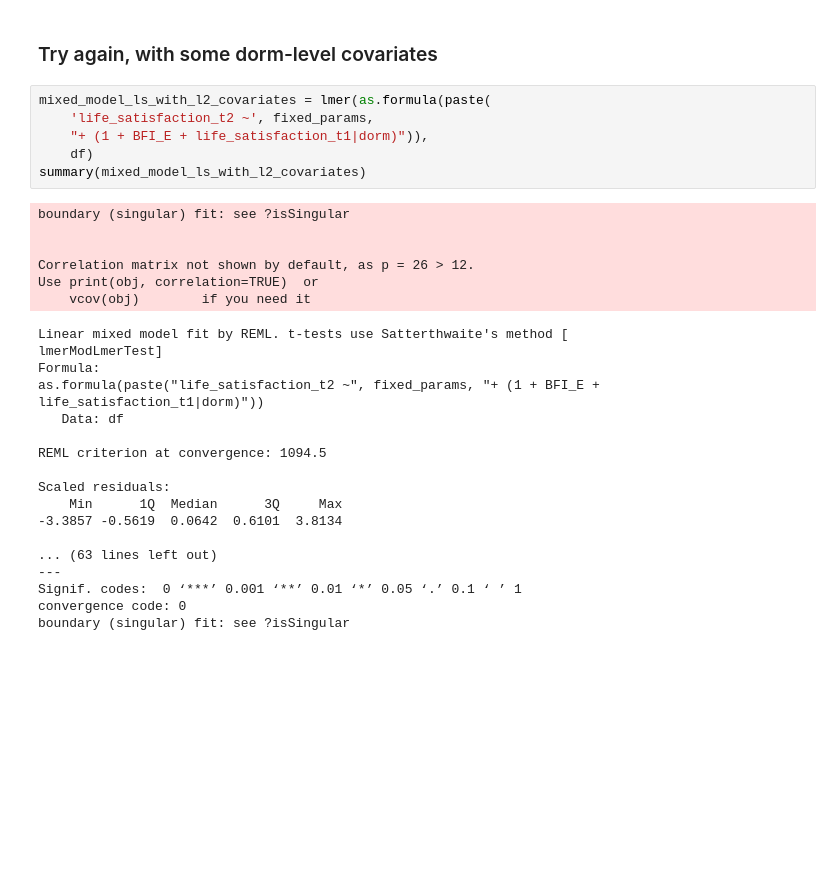
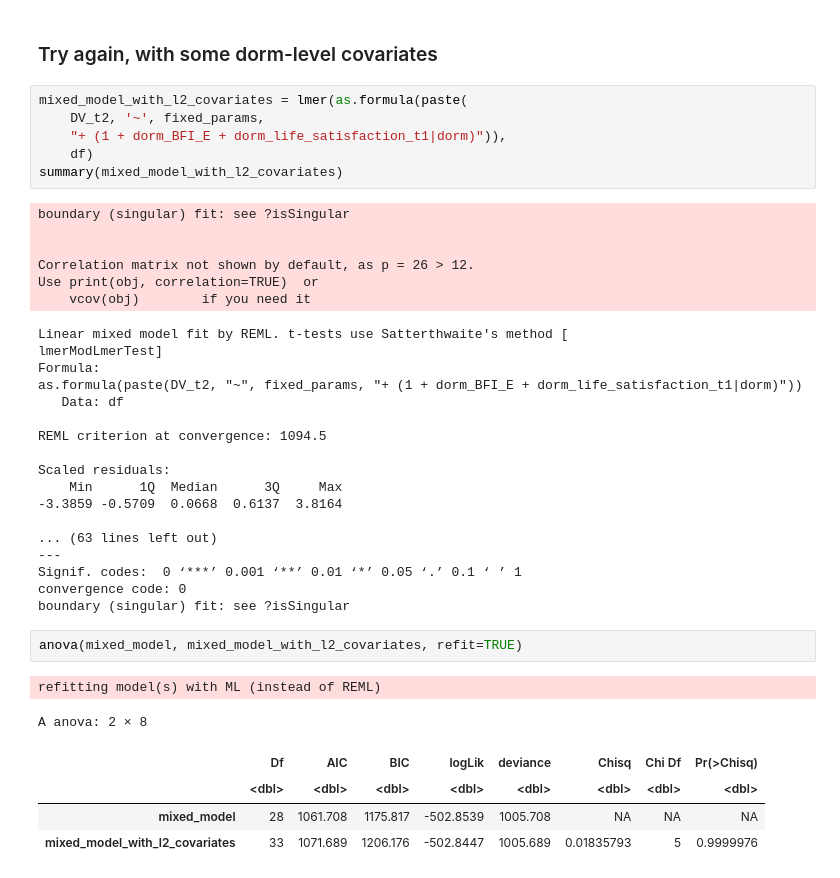
Before and after one commit to snlstanford/Communities-Project, a Jupyter notebook: analysis/2019/Analysis - R - does your dorm matter? (2019).ipynb, the cells around one changed output. Cells and saved outputs as stored; diff of their text form; blank space fills up the shorter version.

```diff
--- a/analysis/2019/Analysis - R - does your dorm matter? (2019).ipynb
+++ b/analysis/2019/Analysis - R - does your dorm matter? (2019).ipynb
@@ -507,11 +376,11 @@ boundary (singular) fit: see ?isSingular
 # %% [markdown]
 ### Try again, with some dorm-level covariates
 # %%
-mixed_model_ls_with_l2_covariates = lmer(as.formula(paste(
-    'life_satisfaction_t2 ~', fixed_params,
-    "+ (1 + BFI_E + life_satisfaction_t1|dorm)")),
+mixed_model_with_l2_covariates = lmer(as.formula(paste(
+    DV_t2, '~', fixed_params,
+    "+ (1 + dorm_BFI_E + dorm_life_satisfaction_t1|dorm)")),
     df)
-summary(mixed_model_ls_with_l2_covariates)
+summary(mixed_model_with_l2_covariates)
 # %% [output]
 boundary (singular) fit: see ?isSingular
 
@@ -522,18 +391,27 @@ Use print(obj, correlation=TRUE)  or
 Linear mixed model fit by REML. t-tests use Satterthwaite's method [
 lmerModLmerTest]
 Formula:
-as.formula(paste("life_satisfaction_t2 ~", fixed_params, "+ (1 + BFI_E + life_satisfaction_t1|dorm)"))
+as.formula(paste(DV_t2, "~", fixed_params, "+ (1 + dorm_BFI_E + dorm_life_satisfaction_t1|dorm)"))
    Data: df
 
 REML criterion at convergence: 1094.5
 
 Scaled residuals:
     Min      1Q  Median      3Q     Max
--3.3857 -0.5619  0.0642  0.6101  3.8134
+-3.3859 -0.5709  0.0668  0.6137  3.8164
 
 ... (63 lines left out)
 ---
 Signif. codes:  0 ‘***’ 0.001 ‘**’ 0.01 ‘*’ 0.05 ‘.’ 0.1 ‘ ’ 1
 convergence code: 0
 boundary (singular) fit: see ?isSingular
+# %%
+anova(mixed_model, mixed_model_with_l2_covariates, refit=TRUE)
+# %% [output]
+refitting model(s) with ML (instead of REML)
+A anova: 2 × 8
+|  | Df | AIC | BIC | logLik | deviance | Chisq | Chi Df | Pr(>Chisq) |
+|  | <dbl> | <dbl> | <dbl> | <dbl> | <dbl> | <dbl> | <dbl> | <dbl> |
+| mixed_model | 28 | 1061.708 | 1175.817 | -502.8539 | 1005.708 | NA | NA | NA |
+| mixed_model_with_l2_covariates | 33 | 1071.689 | 1206.176 | -502.8447 | 1005.689 | 0.01835793 | 5 | 0.9999976 |
 # %%
```
Also changed, not shown: parts of 50 cells of this notebook.
